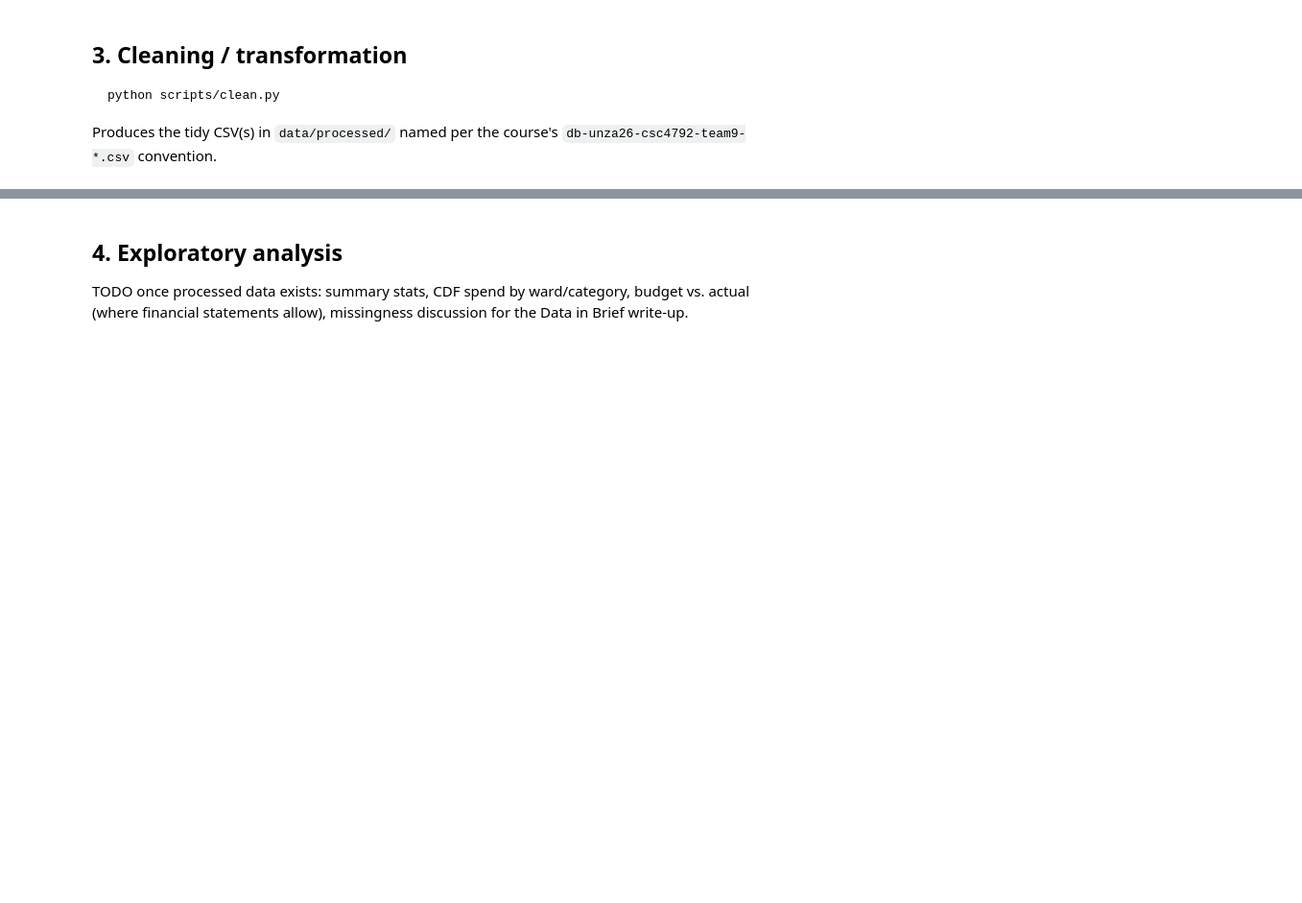
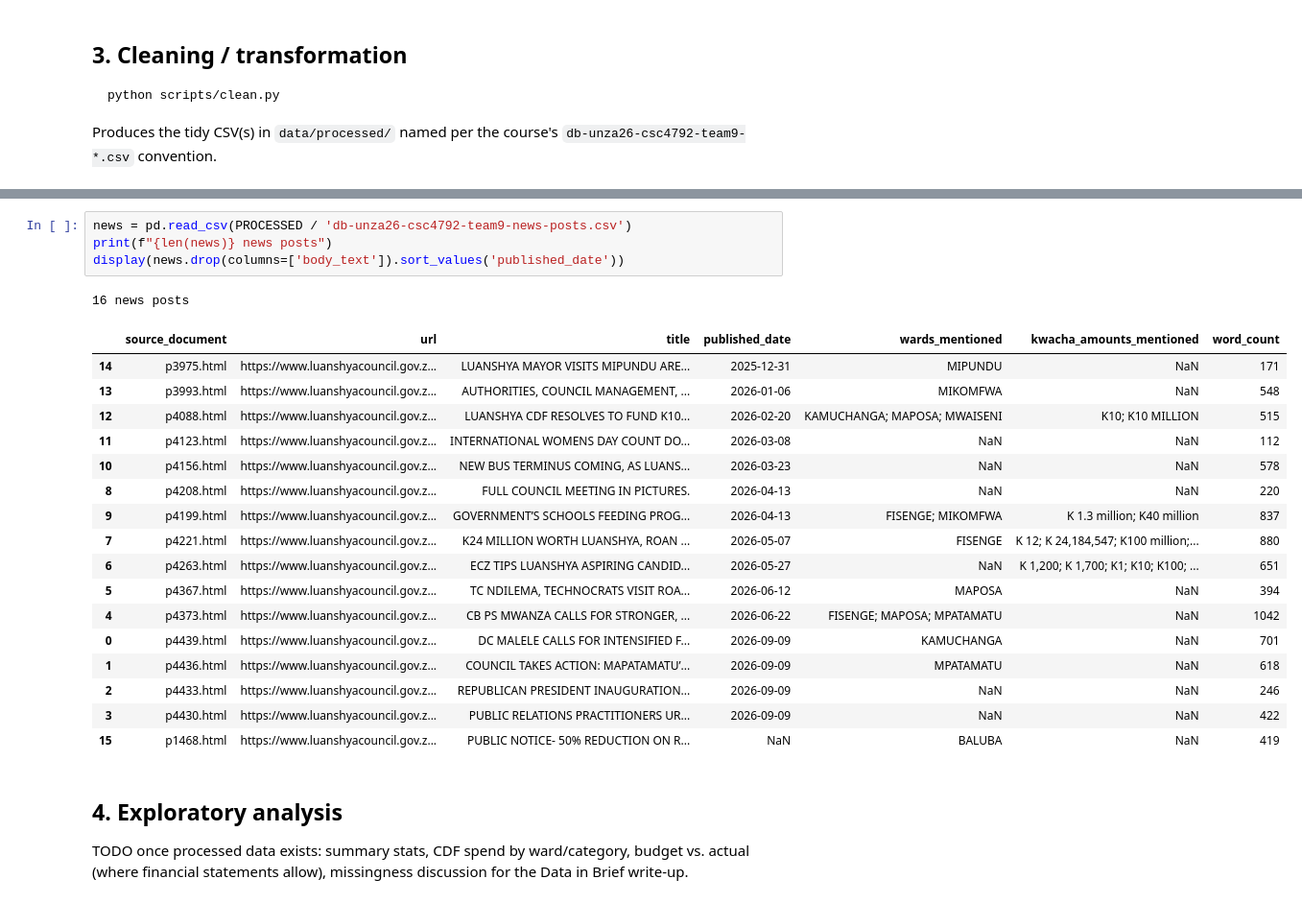
Before and after one commit to Elijahzulu/Data-Mining-Luanshya-Municipal-Council-DataSet, a Jupyter notebook: notebook.ipynb, the cells around one changed output, grey strips where cells are left out. Shown at 96% size. Cells and saved outputs as stored; diff of their text form; blank space fills up the shorter version.

```diff
--- a/notebook.ipynb
+++ b/notebook.ipynb
@@ -49,3 +131,26 @@ processed_files
+# %%
+news = pd.read_csv(PROCESSED / 'db-unza26-csc4792-team9-news-posts.csv')
+print(f"{len(news)} news posts")
+display(news.drop(columns=['body_text']).sort_values('published_date'))
+# %% [output]
+16 news posts
+|  | source_document | url | title | published_date | wards_mentioned | kwacha_amounts_mentioned | word_count |
+| 14 | p3975.html | https://www.luanshyacouncil.gov.z... | LUANSHYA MAYOR VISITS MIPUNDU ARE... | 2025-12-31 | MIPUNDU | NaN | 171 |
+| 13 | p3993.html | https://www.luanshyacouncil.gov.z... | AUTHORITIES, COUNCIL MANAGEMENT, ... | 2026-01-06 | MIKOMFWA | NaN | 548 |
+| 12 | p4088.html | https://www.luanshyacouncil.gov.z... | LUANSHYA CDF RESOLVES TO FUND K10... | 2026-02-20 | KAMUCHANGA; MAPOSA; MWAISENI | K10; K10 MILLION | 515 |
+| 11 | p4123.html | https://www.luanshyacouncil.gov.z... | INTERNATIONAL WOMENS DAY COUNT DO... | 2026-03-08 | NaN | NaN | 112 |
+| 10 | p4156.html | https://www.luanshyacouncil.gov.z... | NEW BUS TERMINUS COMING, AS LUANS... | 2026-03-23 | NaN | NaN | 578 |
+| 8 | p4208.html | https://www.luanshyacouncil.gov.z... | FULL COUNCIL MEETING IN PICTURES. | 2026-04-13 | NaN | NaN | 220 |
+| 9 | p4199.html | https://www.luanshyacouncil.gov.z... | GOVERNMENT’S SCHOOLS FEEDING PROG... | 2026-04-13 | FISENGE; MIKOMFWA | K 1.3 million; K40 million | 837 |
+| 7 | p4221.html | https://www.luanshyacouncil.gov.z... | K24 MILLION WORTH LUANSHYA, ROAN ... | 2026-05-07 | FISENGE | K 12; K 24,184,547; K100 million;... | 880 |
+| 6 | p4263.html | https://www.luanshyacouncil.gov.z... | ECZ TIPS LUANSHYA ASPIRING CANDID... | 2026-05-27 | NaN | K 1,200; K 1,700; K1; K10; K100; ... | 651 |
+| 5 | p4367.html | https://www.luanshyacouncil.gov.z... | TC NDILEMA, TECHNOCRATS VISIT ROA... | 2026-06-12 | MAPOSA | NaN | 394 |
+| 4 | p4373.html | https://www.luanshyacouncil.gov.z... | CB PS MWANZA CALLS FOR STRONGER, ... | 2026-06-22 | FISENGE; MAPOSA; MPATAMATU | NaN | 1042 |
+| 0 | p4439.html | https://www.luanshyacouncil.gov.z... | DC MALELE CALLS FOR INTENSIFIED F... | 2026-09-09 | KAMUCHANGA | NaN | 701 |
+| 1 | p4436.html | https://www.luanshyacouncil.gov.z... | COUNCIL TAKES ACTION: MAPATAMATU’... | 2026-09-09 | MPATAMATU | NaN | 618 |
+| 2 | p4433.html | https://www.luanshyacouncil.gov.z... | REPUBLICAN PRESIDENT INAUGURATION... | 2026-09-09 | NaN | NaN | 246 |
+| 3 | p4430.html | https://www.luanshyacouncil.gov.z... | PUBLIC RELATIONS PRACTITIONERS UR... | 2026-09-09 | NaN | NaN | 422 |
+| 15 | p1468.html | https://www.luanshyacouncil.gov.z... | PUBLIC NOTICE- 50% REDUCTION ON R... | NaN | BALUBA | NaN | 419 |
 # %% [markdown]
 ## 4. Exploratory analysis
 
```
Also changed, not shown: parts of 7 cells of this notebook, 6 other files.
